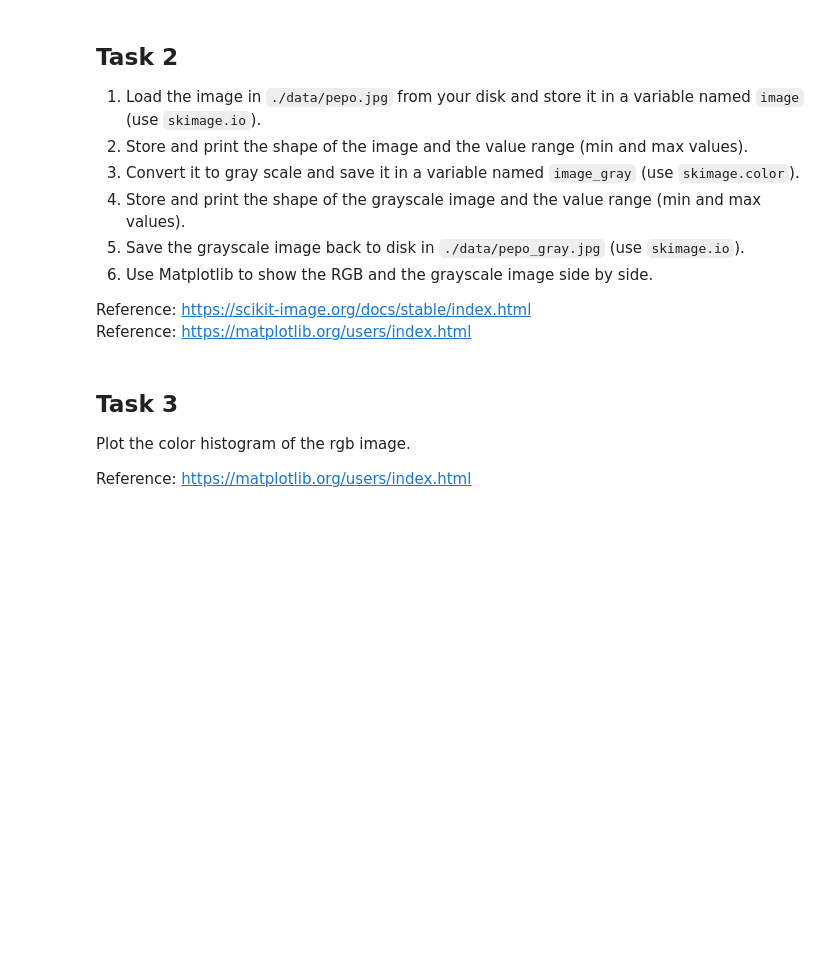
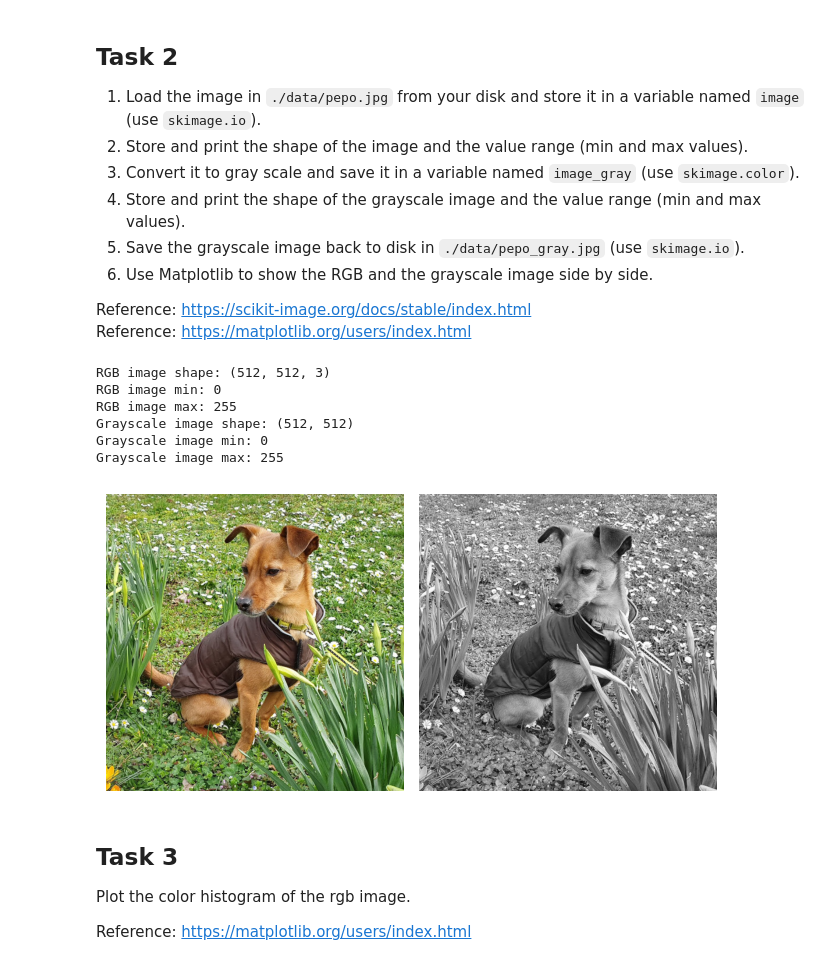
Before and after one commit to vislearn/3dcv-students, a Jupyter notebook: 1.0-tl-scientific-python.ipynb, the cells around one changed output. Saved outputs shown, nothing was run; the diff lists cells and outputs as text; code cells hidden in the pictures; blank space fills up the shorter version.

```diff
--- a/1.0-tl-scientific-python.ipynb
+++ b/1.0-tl-scientific-python.ipynb
@@ -98,28 +123,51 @@ print(f'd_small = {d_small}')
 Reference: https://scikit-image.org/docs/stable/index.html
 Reference: https://matplotlib.org/users/index.html
 # %%
-# TODO: 1. Load the image in ./data/pepo.jpg from your disk and store it in a variable named image
-image =
+# 1. Load the image in ./data/pepo.jpg from your disk and store it in a variable named image
+image = np.array(skimage.io.imread("./data/pepo.jpg"))
 
-# TODO: 2. Store and print the shape of the image and the value range (min and max values)
+# 2. Store and print the shape of the image and the value range (min and max values)
+rgb_image_shape = image.shape
+rgb_min = np.min(image)
+rgb_max = np.max(image)
 
 print(f'RGB image shape: {rgb_image_shape}')
 print(f'RGB image min: {rgb_min}')
 print(f'RGB image max: {rgb_max}')
 
-# TODO: 3. Convert it to gray scale and save it in a variable named image_gray
-image_gray =
+# 3. Convert it to gray scale and save it in a variable named image_gray
+image_gray = (np.array(skimage.color.rgb2gray(image))*255).astype(np.uint8)
 
-# TODO: 4. Store and print the shape of the grayscale image and the value range (min and max values)
+# 4. Store and print the shape of the grayscale image and the value range (min and max values)
+grayscale_image_shape = image_gray.shape
+grayscale_min = np.min(image_gray)
+grayscale_max = np.max(image_gray)
 
 print(f'Grayscale image shape: {grayscale_image_shape}')
 print(f'Grayscale image min: {grayscale_min}')
 print(f'Grayscale image max: {grayscale_max}')
 
-# TODO: 5. Save the grayscale image back to disk in ./data/pepo_gray.jpg
+# 5. Save the grayscale image back to disk in ./data/pepo_gray.jpg
+skimage.io.imsave("./data/pepo_gray.jpg", image_gray)
+# %% [output]
+RGB image shape: (512, 512, 3)
+RGB image min: 0
+RGB image max: 255
+Grayscale image shape: (512, 512)
+Grayscale image min: 0
+Grayscale image max: 255
 # %%
-# TODO: 6. Use Matplotlib to show the RGB and the grayscale image side by side.
+# 6. Use Matplotlib to show the RGB and the grayscale image side by side.
 # Make sure that the gray image is displayed in gray.
+fig, axes = plt.subplots(1, 2)
+axes[0].imshow(image)
+axes[0].axis('off')
+axes[1].imshow(image_gray, cmap="gray")
+axes[1].axis('off')
+plt.tight_layout()
+plt.show()
+# %% [output]
+[figure, added]
 # %% [markdown]
 ## Task 3
 
```
Also changed, not shown: parts of 6 cells of this notebook, 1 other file.
